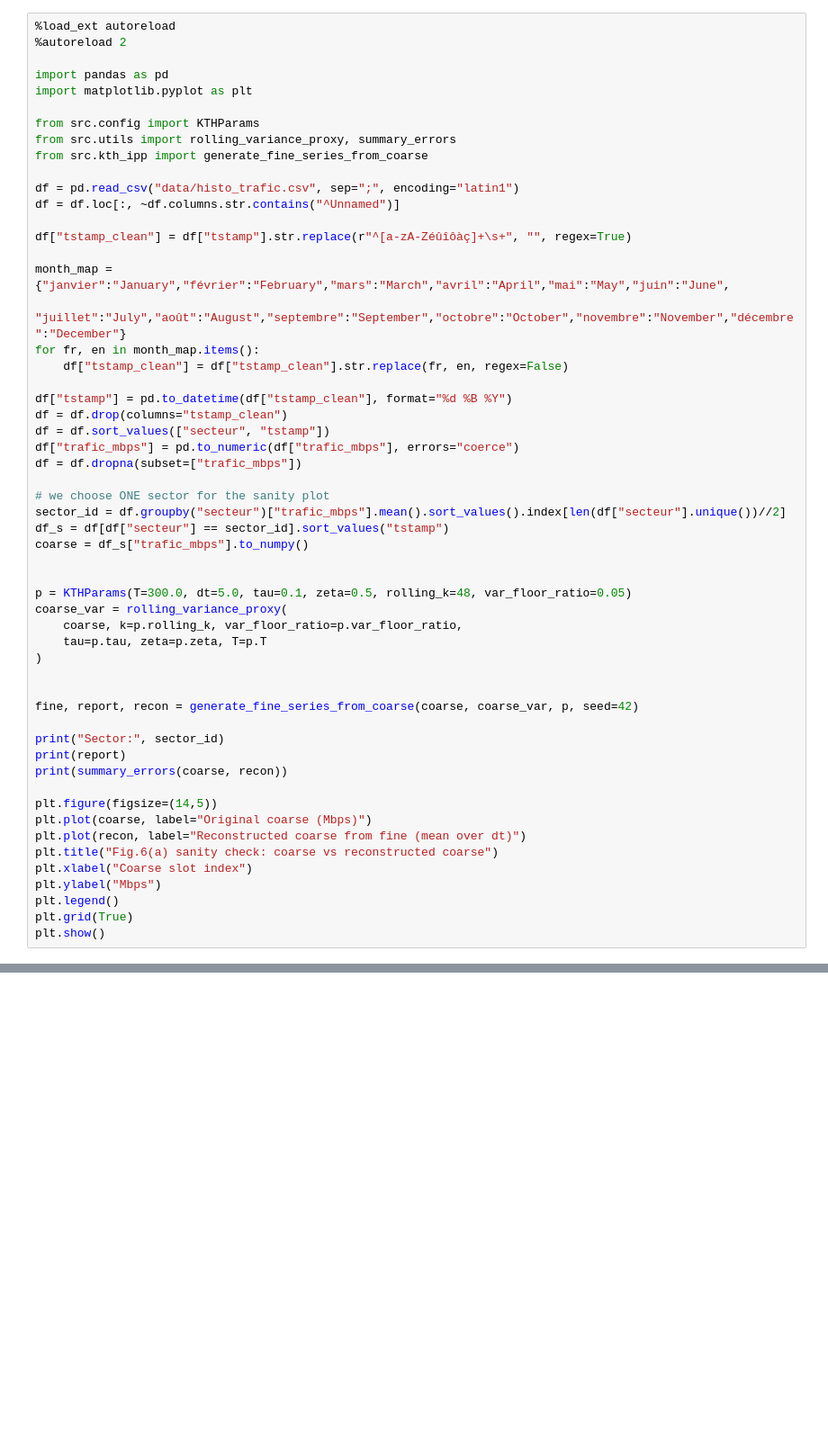
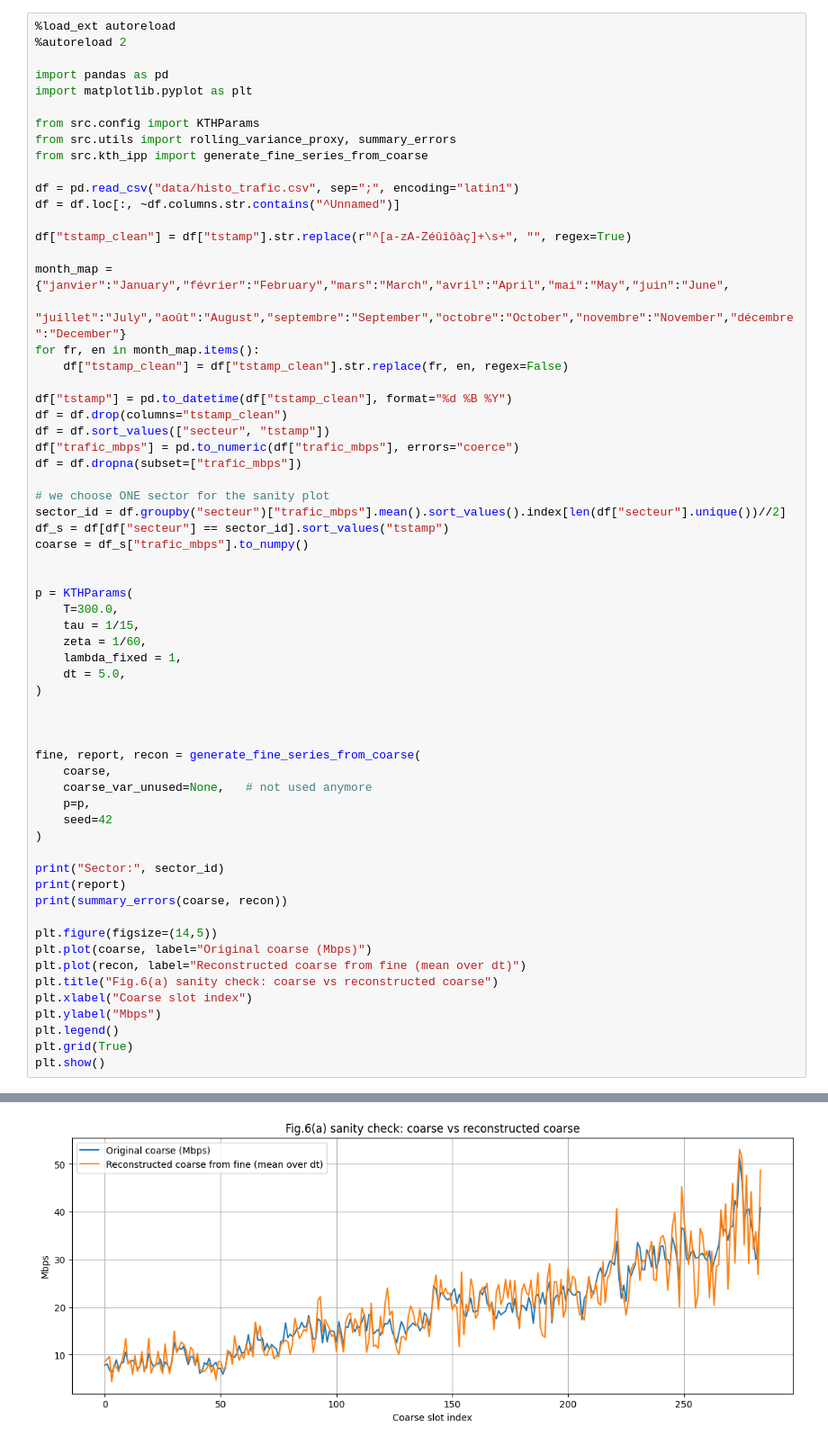
Before and after one commit to somehcene/Probabilistic-forcasting-using-LLMs-Application-on-5G-network-traffic-, a Jupyter notebook: test.ipynb, the cells around one changed output, grey strips where cells are left out. Shown at 90% size. Drawn from its saved outputs; the diff is of its cells as text; blank space fills up the shorter version.

```diff
--- a/test.ipynb
+++ b/test.ipynb
@@ -31,14 +31,22 @@ df_s = df[df["secteur"] == sector_id].sort_values("tstamp")
 coarse = df_s["trafic_mbps"].to_numpy()
 
 
-p = KTHParams(T=300.0, dt=5.0, tau=0.1, zeta=0.5, rolling_k=48, var_floor_ratio=0.05)
-coarse_var = rolling_variance_proxy(
-    coarse, k=p.rolling_k, var_floor_ratio=p.var_floor_ratio,
-    tau=p.tau, zeta=p.zeta, T=p.T
+p = KTHParams(
+    T=300.0,
+    tau = 1/15,
+    zeta = 1/60,
+    lambda_fixed = 1,
+    dt = 5.0,
 )
 
 
-fine, report, recon = generate_fine_series_from_coarse(coarse, coarse_var, p, seed=42)
+
+fine, report, recon = generate_fine_series_from_coarse(
+    coarse,
+    coarse_var_unused=None,   # not used anymore
+    p=p,
+    seed=42
+)
 
 print("Sector:", sector_id)
 print(report)
@@ -57,0 +70 @@ ModuleNotFoundError: No module named 'imp'
+[figure, added]
```
Also changed, not shown: parts of 4 cells of this notebook, 7 other files.
